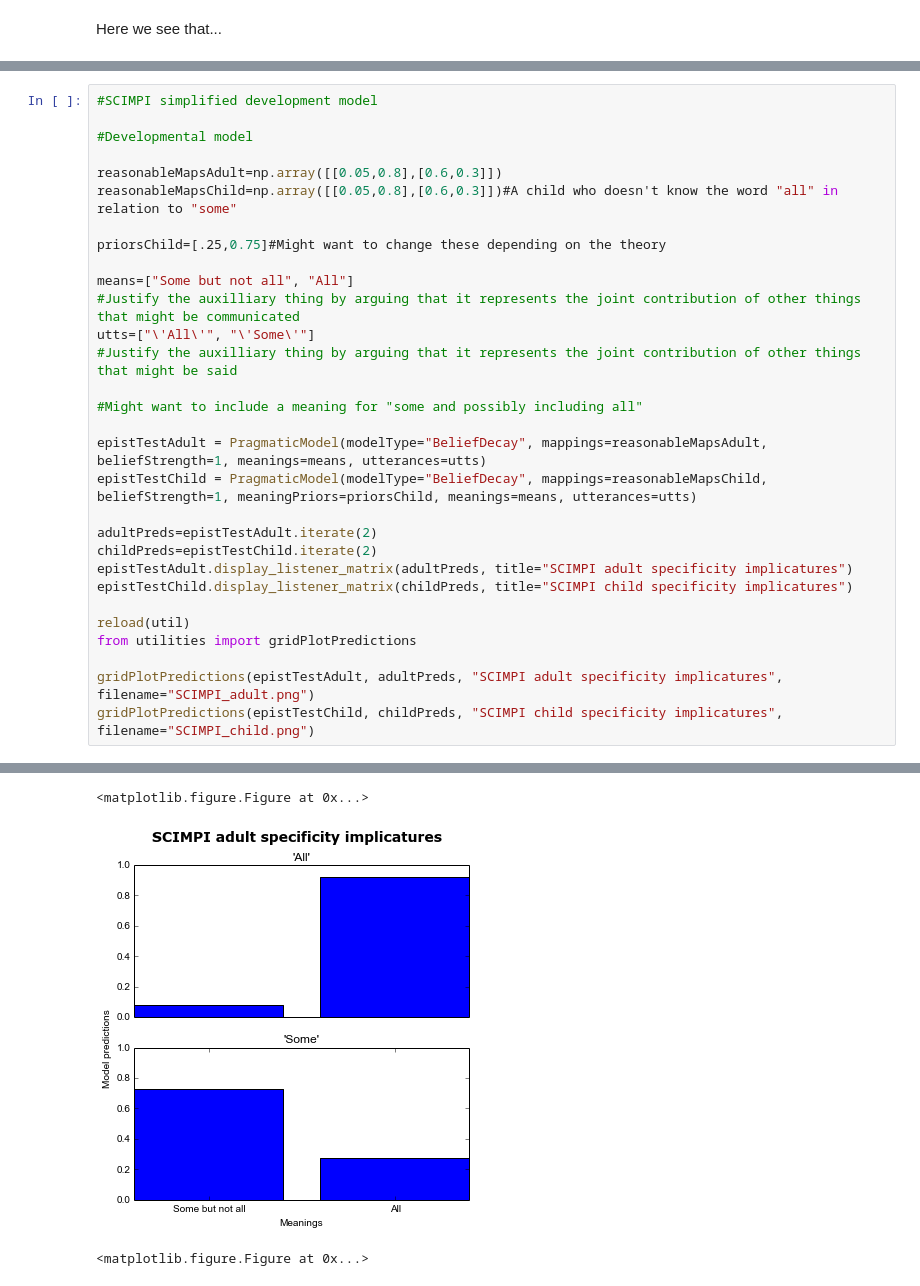
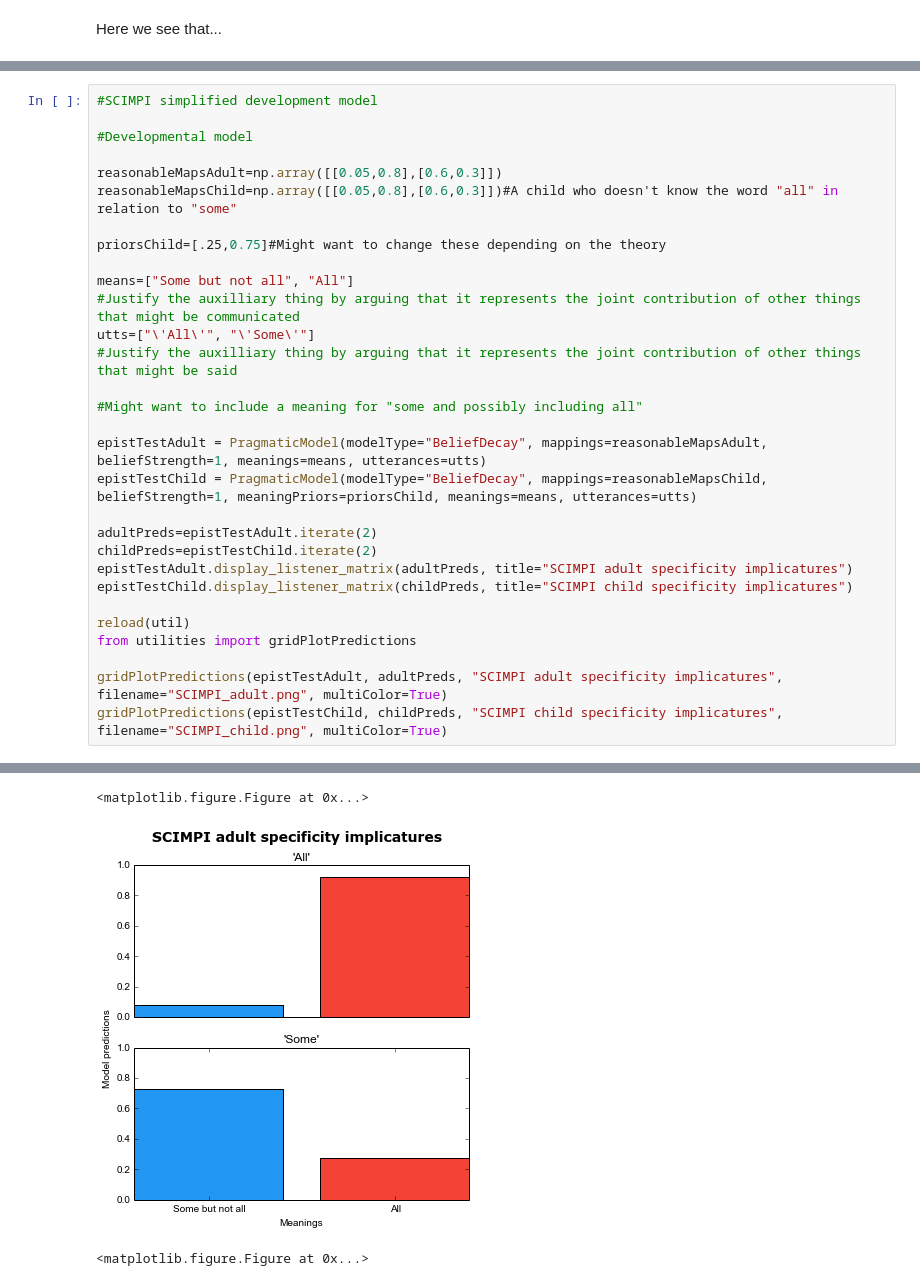
Before and after one commit to Epist/EpistemicPragmatics, a Jupyter notebook: Examples for paper.ipynb, the cells around one changed output, grey strips where cells are left out. Saved outputs shown, nothing was run; the diff lists cells and outputs as text.

Commit message:
Added multicoloring

```diff
--- a/Examples for paper.ipynb
+++ b/Examples for paper.ipynb
@@ -651,34 +662,34 @@ means=["Some but not all", "All"]
 #Justify the auxilliary thing by arguing that it represents the joint contribution of other things that might be communicated
 utts=["\'All\'", "\'Some\'"]
 #Justify the auxilliary thing by arguing that it represents the joint contribution of other things that might be said
 
 #Might want to include a meaning for "some and possibly including all"
 
 epistTestAdult = PragmaticModel(modelType="BeliefDecay", mappings=reasonableMapsAdult, beliefStrength=1, meanings=means, utterances=utts)
 epistTestChild = PragmaticModel(modelType="BeliefDecay", mappings=reasonableMapsChild, beliefStrength=1, meaningPriors=priorsChild, meanings=means, utterances=utts)
 
 adultPreds=epistTestAdult.iterate(2)
 childPreds=epistTestChild.iterate(2)
 epistTestAdult.display_listener_matrix(adultPreds, title="SCIMPI adult specificity implicatures")
 epistTestChild.display_listener_matrix(childPreds, title="SCIMPI child specificity implicatures")
 
 reload(util)
 from utilities import gridPlotPredictions
 
-gridPlotPredictions(epistTestAdult, adultPreds, "SCIMPI adult specificity implicatures", filename="SCIMPI_adult.png")
-gridPlotPredictions(epistTestChild, childPreds, "SCIMPI child specificity implicatures", filename="SCIMPI_child.png")
+gridPlotPredictions(epistTestAdult, adultPreds, "SCIMPI adult specificity implicatures", filename="SCIMPI_adult.png", multiColor=True)
+gridPlotPredictions(epistTestChild, childPreds, "SCIMPI child specificity implicatures", filename="SCIMPI_child.png", multiColor=True)
 # %% [output]
 --------------------------------------------
 SCIMPI adult specificity implicatures
           Some but not all               All
    'All'            0.0769            0.9231
   'Some'            0.7273            0.2727
 
 --------------------------------------------
 SCIMPI child specificity implicatures
           Some but not all               All
    'All'             0.027             0.973
   'Some'            0.4706            0.5294
 <matplotlib.figure.Figure at 0x...>
-[figure, old version]
+[figure, new version]
 <matplotlib.figure.Figure at 0x...>
```
Also changed, not shown: parts of 10 cells of this notebook, 1 other file.
